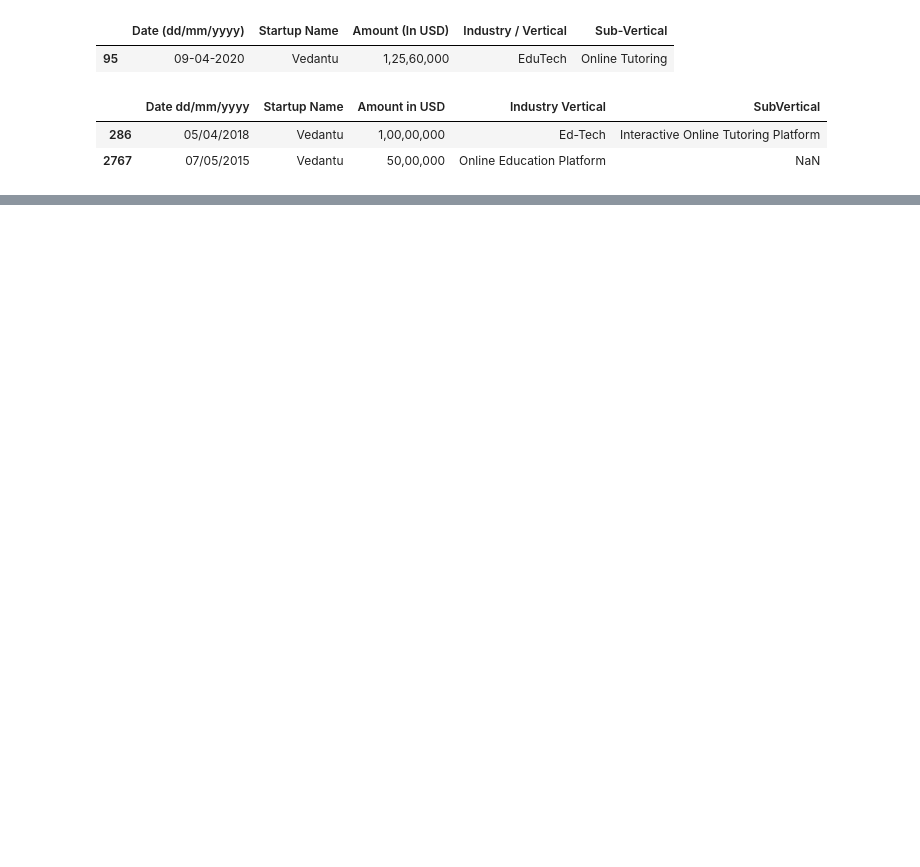
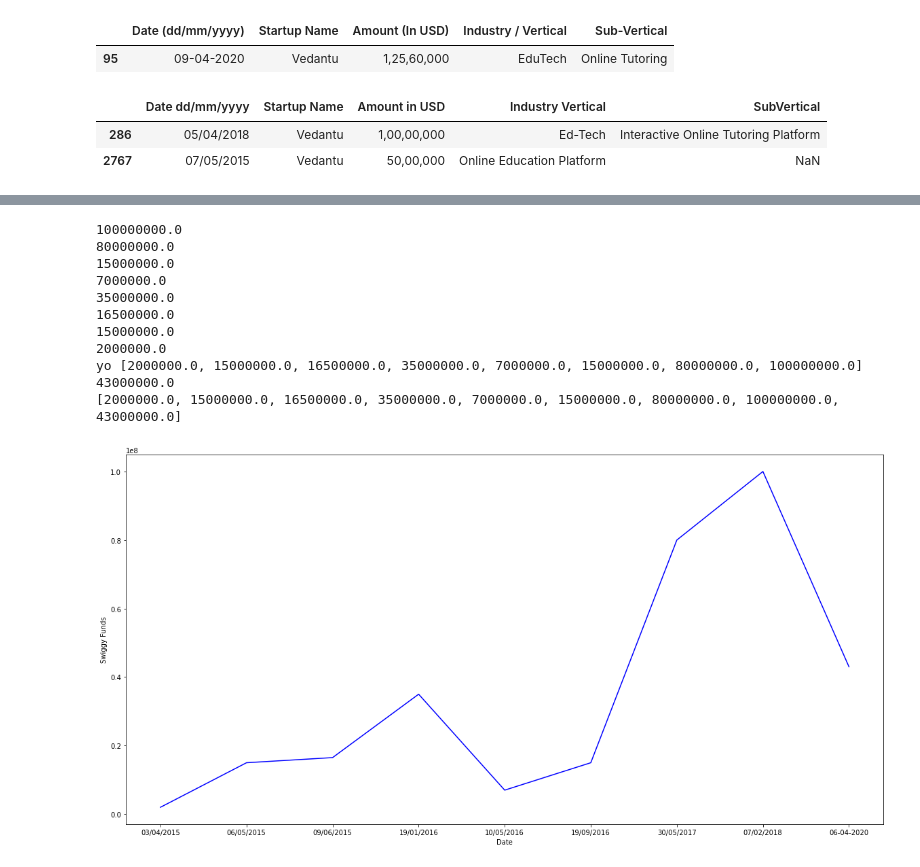
Before and after one commit to rahul9115/internship, a Jupyter notebook: analysis.ipynb, the cells around one changed output, grey strips where cells are left out. Saved outputs shown, nothing was run; the diff lists cells and outputs as text; code cells hidden in the pictures; blank space fills up the shorter version.

```diff
--- a/analysis.ipynb
+++ b/analysis.ipynb
@@ -10,7 +10,7 @@ cdf1[['Date (dd/mm/yyyy)','Startup Name','Amount (In USD)','Industry / Vertical'
 |  | Date (dd/mm/yyyy) | Startup Name | Amount (In USD) | Industry / Vertical | Sub-Vertical |
 | 95 | 09-04-2020 | Vedantu | 1,25,60,000 | EduTech | Online Tutoring |
 # %%
-df=pd.read_csv('startup_funding (1).csv')
+df=pd.read_csv('startup_funding.csv')
 cdf=df.loc[df['Startup Name']=='Vedantu']
 cdf[['Date dd/mm/yyyy','Startup Name','Amount in USD','Industry Vertical','SubVertical']]
 # %% [output]
@@ -71,0 +82,4 @@ print(x)
+# %%
+df1=pd.read_csv('merge.csv')
+cdf1=df1.loc[df1['Date (dd/mm/yyyy)']=='06-04-2020']
+cdf1[['Date (dd/mm/yyyy)','Startup Name','Amount (In USD)','Industry / Vertical','Sub-Vertical']]
@@ -71,0 +89,4 @@ print(x)
+# %%
+df=pd.read_csv('startup_funding.csv')
+cdf=df.loc[df['Startup Name']=='Swiggy']
+cdf[['Date dd/mm/yyyy','Startup Name','Amount in USD','Industry Vertical','SubVertical']]
@@ -71,0 +103,54 @@ print(x)
+# %%
+x1=cdf1['Date (dd/mm/yyyy)'].values
+y1=cdf1['Amount (In USD)'].values
+x=cdf['Date dd/mm/yyyy'].values
+y=cdf['Amount in USD'].values
+amount=''
+z=[]
+x2=[]
+for i in y:
+    for j in i:
+        if j==",":
+            continue
+        else:
+            amount=amount+j
+    i=float(amount)
+    print(i)
+    z.append(i)
+    amount=''
+z.reverse()
+print("yo",z)
+for i in y1:
+    for j in i:
+        if j==",":
+            continue
+        else:
+            amount=amount+j
+    i=float(amount)
+    print(i)
+    z.append(i)
+    amount=''
+for i in x:
+    x2.append(i)
+x2.reverse()
+for i in x1:
+    x2.append(i)
+print(z)
+plt.figure(figsize=(20,10))
+plt.plot(x2,z,color="blue")
+plt.xlabel('Date')
+plt.ylabel('Swiggy Funds')
+plt.show()
+# %% [output]
+100000000.0
+80000000.0
+15000000.0
+7000000.0
+35000000.0
+16500000.0
+15000000.0
+2000000.0
+yo [2000000.0, 15000000.0, 16500000.0, 35000000.0, 7000000.0, 15000000.0, 80000000.0, 100000000.0]
+43000000.0
+[2000000.0, 15000000.0, 16500000.0, 35000000.0, 7000000.0, 15000000.0, 80000000.0, 100000000.0, 43000000.0]
+[figure, added]
```
Also changed, not shown: parts of 5 cells of this notebook.
